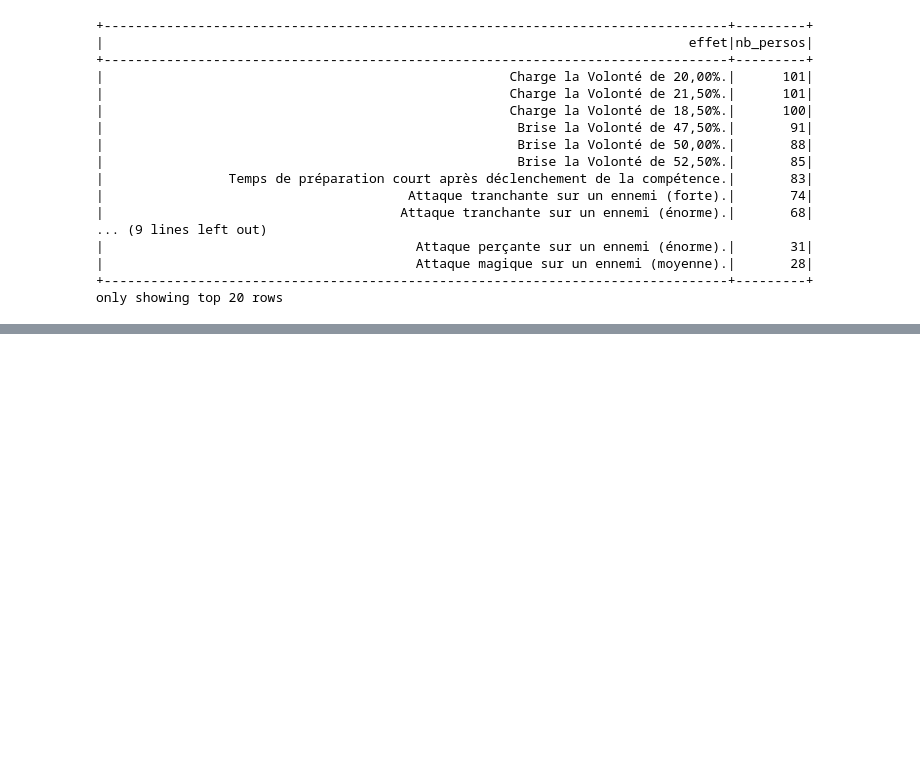
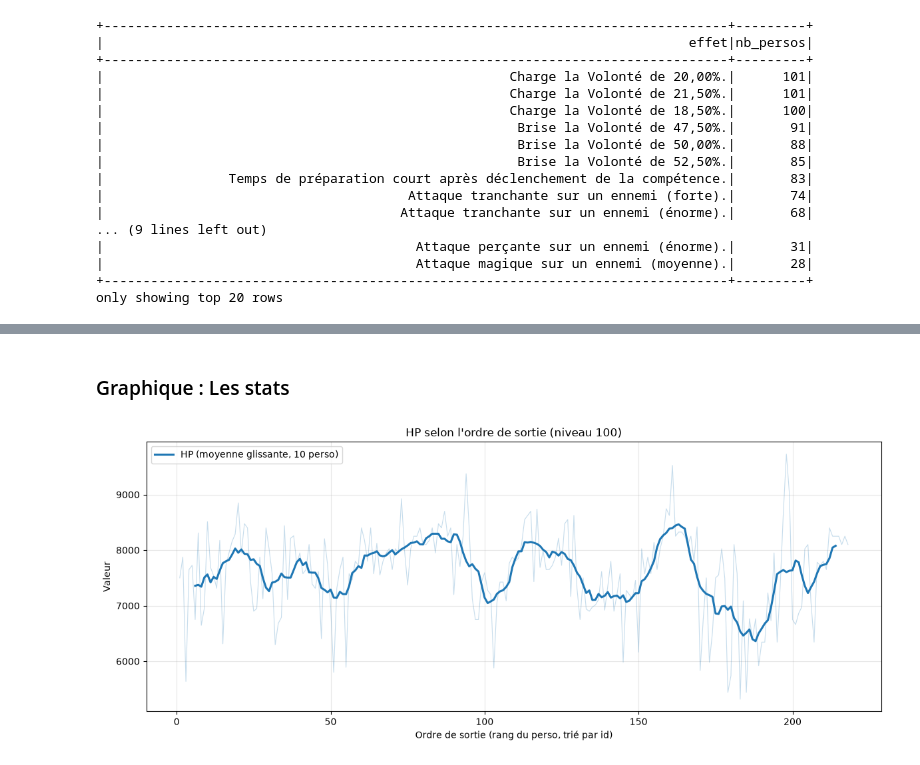
Before and after one commit to TT7724/Analyse_Tools_SAOUB_Perso, a Jupyter notebook: notebook/01_Load_And_Explore.ipynb, the cells around one changed output, grey strips where cells are left out. Saved outputs shown, nothing was run; the diff lists cells and outputs as text; code cells hidden in the pictures; blank space fills up the shorter version.

```diff
--- a/notebook/01_Load_And_Explore.ipynb
+++ b/notebook/01_Load_And_Explore.ipynb
@@ -198,0 +303,26 @@ only showing top 20 rows
+# %% [markdown]
+### Graphique : Les stats
+# %%
+pdf = df_perso_100.select("id", "nom_complet", "HP").orderBy("id").toPandas()
+
+pdf["ordre"] = range(1, len(pdf)+1)
+
+fig, ax = plt.subplots(figsize=(12, 5))
+
+for stat, couleur in [("HP", "#1f77b4")]:
+    # courbe brute, discrète
+    ax.plot(pdf["ordre"], pdf[stat], color=couleur, alpha=0.25, linewidth=0.8)
+    # courbe lissée, mise en avant
+    ax.plot(pdf["ordre"], pdf[stat].rolling(10, center=True).mean(),
+            color=couleur, linewidth=2.2,
+            label=f"{stat} (moyenne glissante, 10 perso)")
+
+ax.set_title("HP selon l'ordre de sortie (niveau 100)")
+ax.set_xlabel("Ordre de sortie (rang du perso, trié par id)")
+ax.set_ylabel("Valeur")
+ax.legend()
+ax.grid(alpha=0.3)
+plt.tight_layout()
+plt.show()
+# %% [output]
+[figure, added]
```
Also changed, not shown: parts of 23 cells of this notebook, 1 other file.
